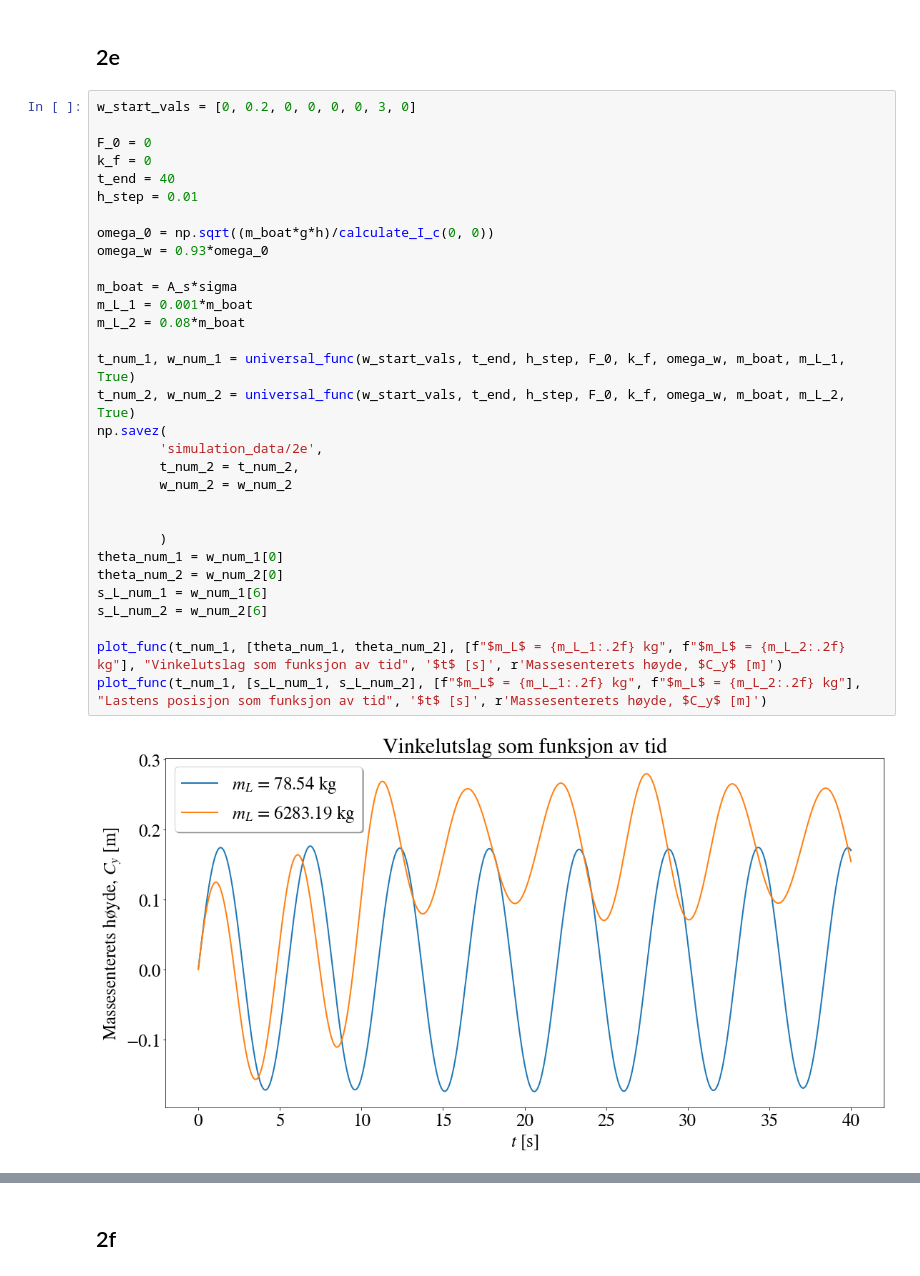
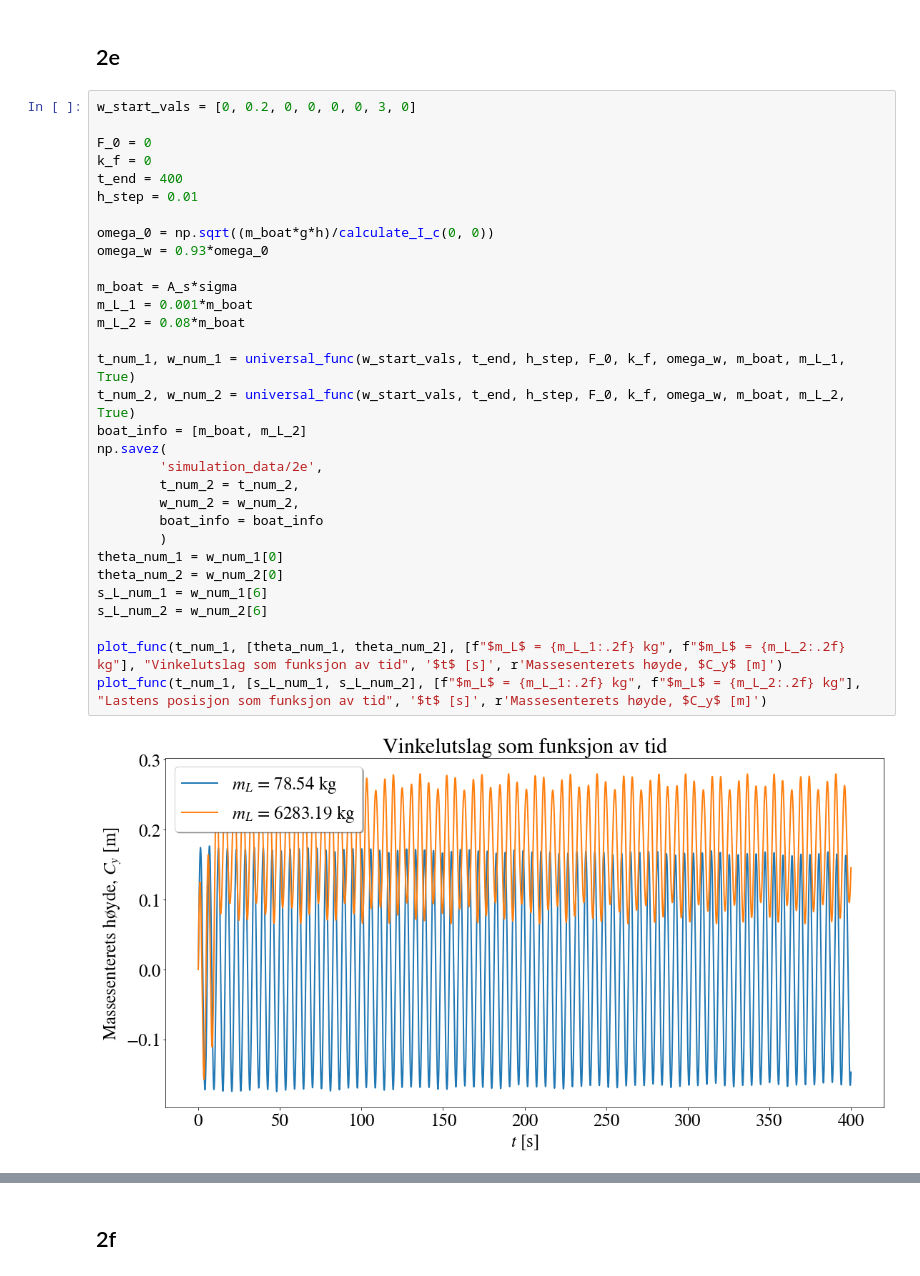
Before and after one commit to emiljonsrud/vitberr_prosjekt2_tekfys, a Jupyter notebook: clean_code.ipynb, the cells around one changed output, grey strips where cells are left out. Drawn from its saved outputs; the diff is of its cells as text.

```diff
--- a/clean_code.ipynb
+++ b/clean_code.ipynb
@@ -1195,33 +1196,33 @@ Fortsett å skrive her imorgen
 # %%
 w_start_vals = [0, 0.2, 0, 0, 0, 0, 3, 0]
 
 F_0 = 0
 k_f = 0
-t_end = 40
+t_end = 400
 h_step = 0.01
 
 omega_0 = np.sqrt((m_boat*g*h)/calculate_I_c(0, 0))
 omega_w = 0.93*omega_0
 
 m_boat = A_s*sigma
 m_L_1 = 0.001*m_boat
 m_L_2 = 0.08*m_boat
 
 t_num_1, w_num_1 = universal_func(w_start_vals, t_end, h_step, F_0, k_f, omega_w, m_boat, m_L_1, True)
 t_num_2, w_num_2 = universal_func(w_start_vals, t_end, h_step, F_0, k_f, omega_w, m_boat, m_L_2, True)
+boat_info = [m_boat, m_L_2]
 np.savez(
         'simulation_data/2e',
         t_num_2 = t_num_2,
-        w_num_2 = w_num_2
-
-
+        w_num_2 = w_num_2,
+        boat_info = boat_info
         )
 theta_num_1 = w_num_1[0]
 theta_num_2 = w_num_2[0]
 s_L_num_1 = w_num_1[6]
 s_L_num_2 = w_num_2[6]
 
 plot_func(t_num_1, [theta_num_1, theta_num_2], [f"$m_L$ = {m_L_1:.2f} kg", f"$m_L$ = {m_L_2:.2f} kg"], "Vinkelutslag som funksjon av tid", '$t$ [s]', r'Massesenterets høyde, $C_y$ [m]')
 plot_func(t_num_1, [s_L_num_1, s_L_num_2], [f"$m_L$ = {m_L_1:.2f} kg", f"$m_L$ = {m_L_2:.2f} kg"], "Lastens posisjon som funksjon av tid", '$t$ [s]', r'Massesenterets høyde, $C_y$ [m]')
 # %% [output]
-[figure, old version]
+[figure, new version]
```
Also changed, not shown: parts of 7 cells of this notebook.
